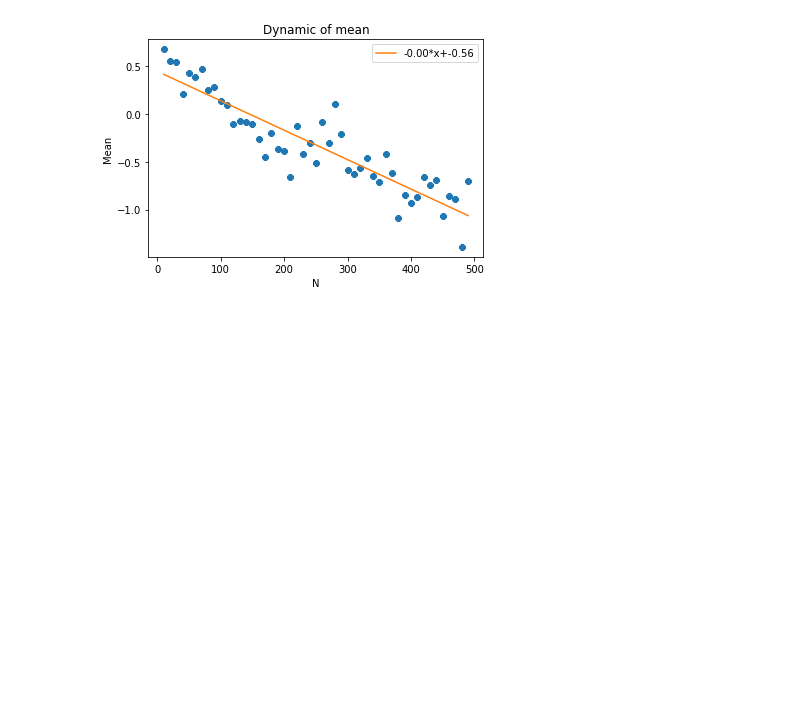
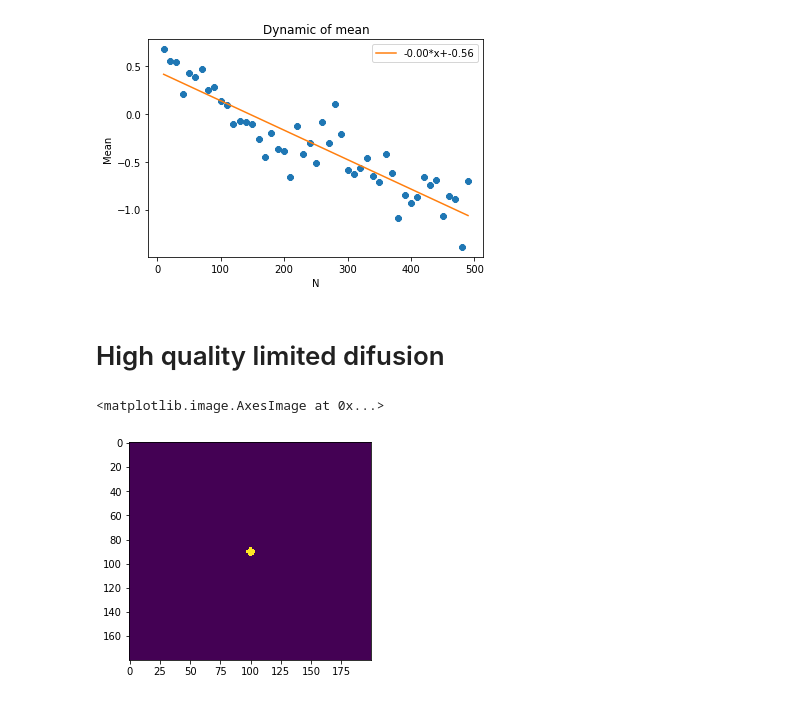
Before and after one commit to alifele/Montecarlo-and-Molecular-dynamics, a Jupyter notebook: Python/Radom_Walk/Random_Walker.ipynb, the cells around one changed output. Drawn from its saved outputs; the diff is of its cells as text; code cells hidden in the pictures; blank space fills up the shorter version.

```diff
--- a/Python/Radom_Walk/Random_Walker.ipynb
+++ b/Python/Radom_Walk/Random_Walker.ipynb
@@ -153,3 +152,16 @@ plt.title('Dynamic of mean')
 # %% [output]
 Text(0.5, 1.0, 'Dynamic of mean')
 [figure]
+# %% [markdown]
+# High quality limited difusion
+# %%
+image = np.zeros((180,seed_size))
+#image[-1,:]=1
+for j in range(50,150):
+    for i in range(110,20,-1):
+        if (j-100)**2+ (i-90)**2 <=10:
+            image[i,j]=1
+plt.imshow(image)
+# %% [output]
+<matplotlib.image.AxesImage at 0x...>
+[figure, added]
```
Also changed, not shown: parts of 9 cells of this notebook, 2 other files.
